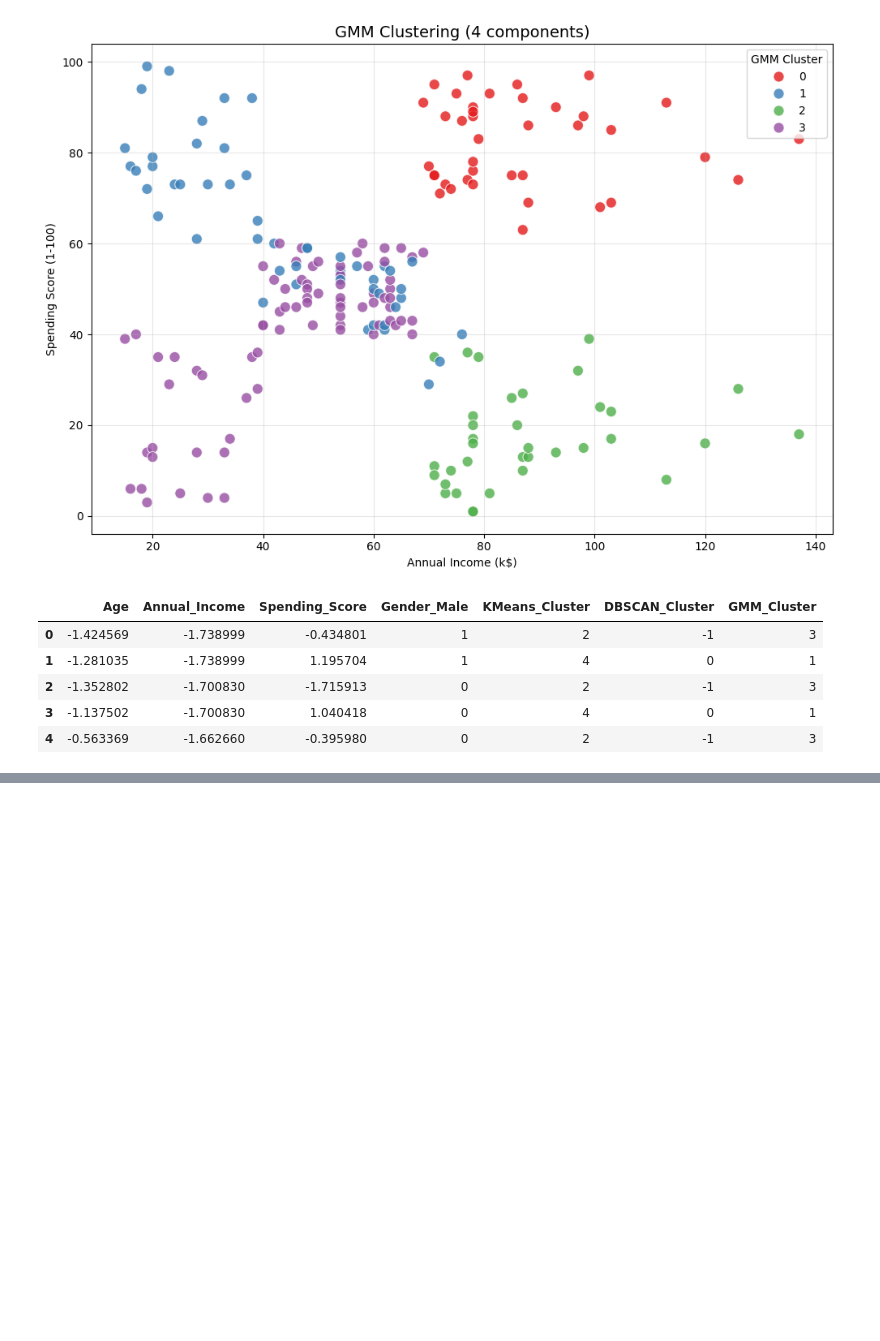
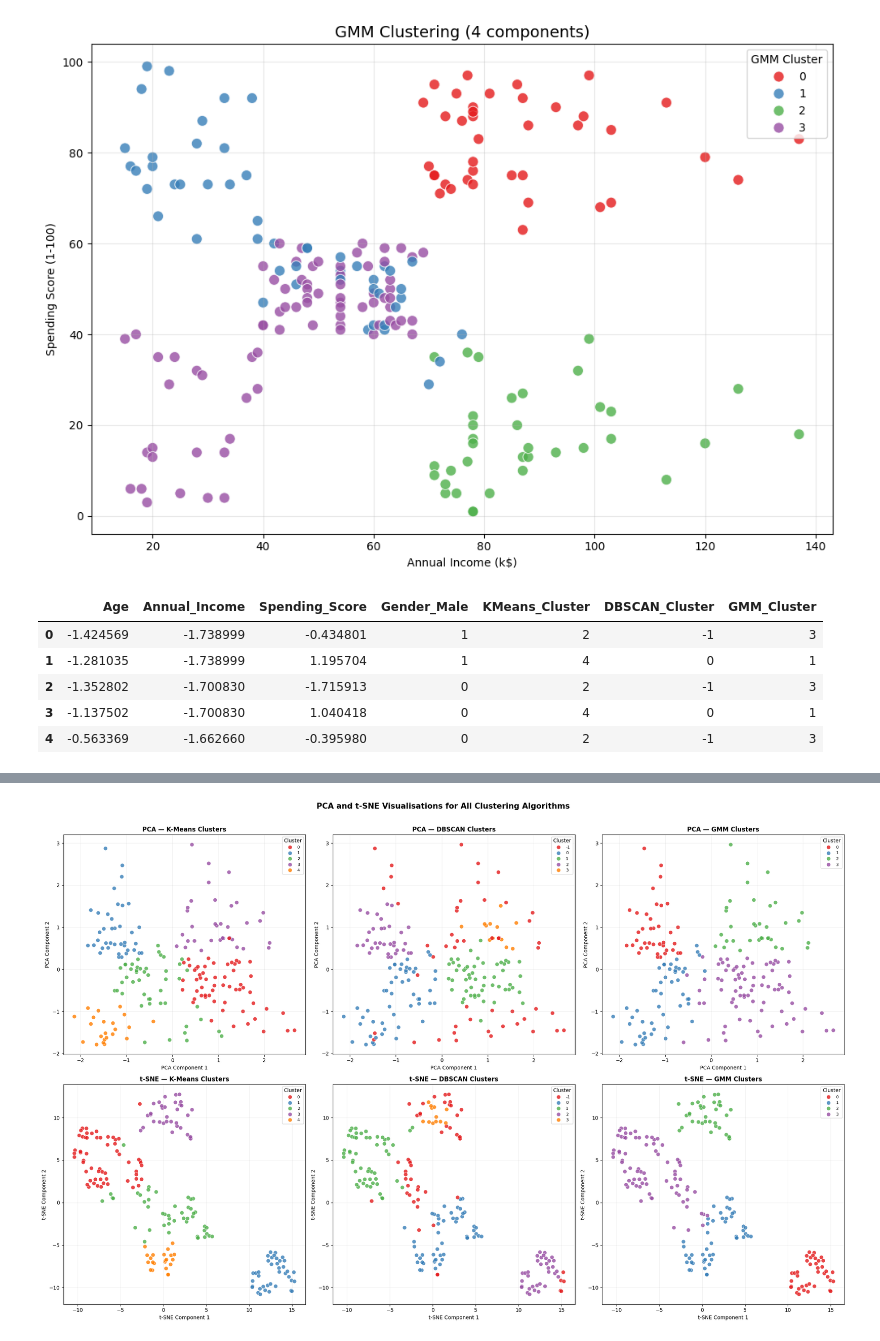
Before and after one commit to Safa30/CSE475_Machine_Learning, a Jupyter notebook: Lab/lab_2/Lab2_Unsupervised_Learning.ipynb, the cells around one changed output, grey strips where cells are left out. Drawn from its saved outputs; the diff is of its cells as text; code cells hidden in the pictures; blank space fills up the shorter version.

```diff
--- a/Lab/lab_2/Lab2_Unsupervised_Learning.ipynb
+++ b/Lab/lab_2/Lab2_Unsupervised_Learning.ipynb
@@ -821,0 +958,11 @@ Name: count, dtype: int64
+# %%
+tsne = TSNE(n_components=2, random_state=42, perplexity=30,
+            learning_rate=200, max_iter=1000)
+tsne_components = tsne.fit_transform(features_for_reduction)
+tsne_df = pd.DataFrame(tsne_components, columns=['TSNE1', 'TSNE2'])
+tsne_df['KMeans_Cluster'] = df_processed['KMeans_Cluster'].values
+tsne_df['DBSCAN_Cluster'] = df_processed['DBSCAN_Cluster'].values
+tsne_df['GMM_Cluster']    = df_processed['GMM_Cluster'].values
+
+print('t-SNE reduction complete.')
+display(tsne_df.head())
@@ -821,0 +977,31 @@ Name: count, dtype: int64
+# %%
+# 2×3 grid: PCA (top row) and t-SNE (bottom row) for all 3 algorithms
+fig, axes = plt.subplots(2, 3, figsize=(22, 14))
+
+plot_configs = [
+    (pca_df,  'PC1',   'PC2',   'PCA',   'KMeans_Cluster', 'K-Means'),
+    (pca_df,  'PC1',   'PC2',   'PCA',   'DBSCAN_Cluster', 'DBSCAN'),
+    (pca_df,  'PC1',   'PC2',   'PCA',   'GMM_Cluster',    'GMM'),
+    (tsne_df, 'TSNE1', 'TSNE2', 't-SNE', 'KMeans_Cluster', 'K-Means'),
+    (tsne_df, 'TSNE1', 'TSNE2', 't-SNE', 'DBSCAN_Cluster', 'DBSCAN'),
+    (tsne_df, 'TSNE1', 'TSNE2', 't-SNE', 'GMM_Cluster',    'GMM'),
+]
+
+for idx, (data, x_col, y_col, method, hue_col, algo) in enumerate(plot_configs):
+    ax       = axes[idx // 3][idx % 3]
+    n_unique = data[hue_col].nunique()
+    palette  = 'tab10' if n_unique > 5 else 'Set1'
+    sns.scatterplot(x=x_col, y=y_col, hue=hue_col, data=data,
+                    palette=palette, ax=ax, s=60, alpha=0.8, legend='full')
+    ax.set_title(f'{method} — {algo} Clusters', fontsize=12, fontweight='bold')
+    ax.set_xlabel(f'{method} Component 1')
+    ax.set_ylabel(f'{method} Component 2')
+    ax.legend(title='Cluster', fontsize=8, loc='best')
+    ax.grid(True, alpha=0.2)
+
+plt.suptitle('PCA and t-SNE Visualisations for All Clustering Algorithms',
+             fontsize=15, fontweight='bold', y=1.01)
+plt.tight_layout()
+plt.show()
+# %% [output]
+[figure, added]
```
Also changed, not shown: parts of 14 cells of this notebook.
